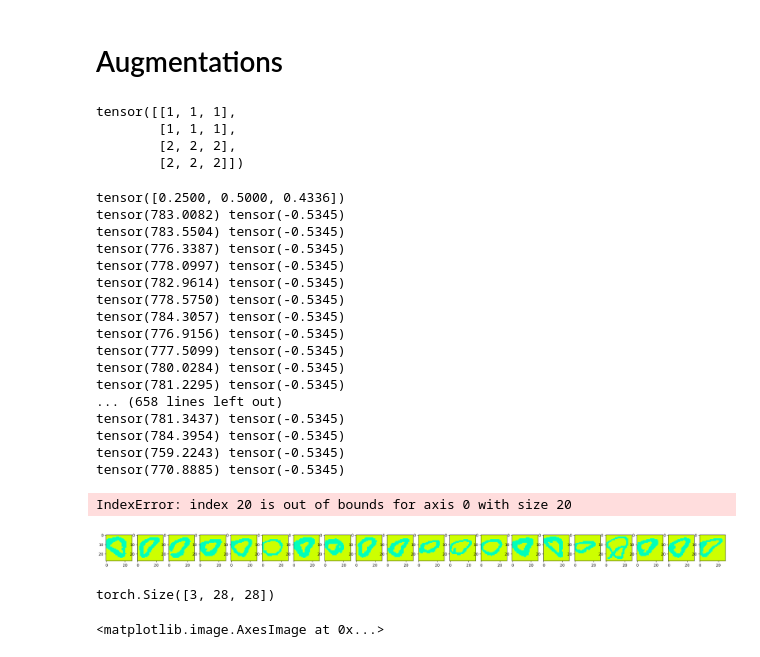
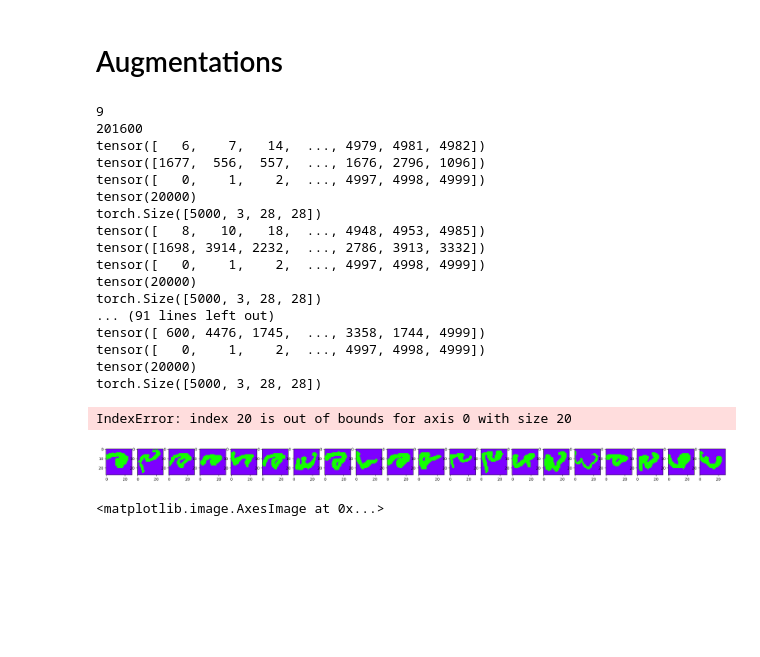
Before and after one commit to martinio1448/SCAFFOLD-PyTorch, a Jupyter notebook: src/read.ipynb, the cells around one changed output. Saved outputs shown, nothing was run; the diff lists cells and outputs as text; code cells hidden in the pictures; blank space fills up the shorter version.

```diff
--- a/src/read.ipynb
+++ b/src/read.ipynb
@@ -139,10 +141,3 @@ from utils.dataset import CIFARDataset, MNISTDataset
 
 pickle_path = "../data/emnist/pickles/0.pkl"
 t = load_pickle(pickle_path)
-# %%
-torch.tensor([[1,1,1],[2,2,2]]).repeat_interleave(2, dim=0)
-# %% [output]
-tensor([[1, 1, 1],
-        [1, 1, 1],
-        [2, 2, 2],
-        [2, 2, 2]])
@@ -165,51 +254,53 @@ exports:torch.Tensor = torch.load(f"/local/scratch/motterbe/save_runs/2023_08_10
 # %%
+device = "cuda:0"
+
 data_transforms = transforms.Compose([
-    CyclicTorchDeform(epoch= 19, cycle= 100, img_size=(28,28), stretch_intensity=0.35),
+    CyclicTorchDeform(epoch= 19, cycle= 120, img_size=(28,28), stretch_intensity=0.35, device=device),
     # transforms.Normalize(mean= 0, std=1),
-    CycleColor(epoch = 25, cycle= 100, tolerance=0.3),
+    CycleColor(epoch = 25, cycle= 80, tolerance=0.1, device=device),
     # transforms.Normalize(mean= 0, std=1),
     # transforms.ToTensor()
 ])
 
-aug_set = AugSet(t[0]["train"], data_transforms)
-aug_loader =  DataLoader(aug_set, 32, shuffle=True)
-i = iter(aug_loader)
-x,y = aug_set[0]
+train_data = [CudaDataset(_set["train"], device=device) for _set in t[1:]]
+print(len(train_data))
+aug_set = AugSet(DultiConcatDataset(train_data), data_transforms)
+samp = BatchSampler(RandomSampler(aug_set), 5000, drop_last=False)
+# aug_loader =  DataLoader(au
 
 fig, axs = plt.subplots(1,20, figsize=(30,10))
 
-for batch_num, (xs, ys) in enumerate(aug_loader):
+print(len(aug_set))
+for batch_num, idx in enumerate(samp):
+    xs,ys=aug_set[idx]
+    print(xs.shape)
     x=xs[5]
-    pic = x.permute(1, 2, 0).numpy()
+    pic = x.to("cpu").permute(1, 2, 0).numpy()
     normalized = (pic - np.min(pic))/np.ptp(pic)
 
     axs[batch_num].imshow(normalized, cmap="gray")
 
 # plt.imshow(x.transpose(1,2,0))
 # %% [output]
-tensor([0.2500, 0.5000, 0.4336])
-tensor(783.0082) tensor(-0.5345)
-tensor(783.5504) tensor(-0.5345)
-tensor(776.3387) tensor(-0.5345)
-tensor(778.0997) tensor(-0.5345)
-tensor(782.9614) tensor(-0.5345)
-tensor(778.5750) tensor(-0.5345)
-tensor(784.3057) tensor(-0.5345)
-tensor(776.9156) tensor(-0.5345)
-tensor(777.5099) tensor(-0.5345)
-tensor(780.0284) tensor(-0.5345)
-tensor(781.2295) tensor(-0.5345)
-... (658 lines left out)
-tensor(781.3437) tensor(-0.5345)
-tensor(784.3954) tensor(-0.5345)
-tensor(759.2243) tensor(-0.5345)
-tensor(770.8885) tensor(-0.5345)
+9
+201600
+tensor([   6,    7,   14,  ..., 4979, 4981, 4982])
+tensor([1677,  556,  557,  ..., 1676, 2796, 1096])
+tensor([   0,    1,    2,  ..., 4997, 4998, 4999])
+tensor(20000)
+torch.Size([5000, 3, 28, 28])
+tensor([   8,   10,   18,  ..., 4948, 4953, 4985])
+tensor([1698, 3914, 2232,  ..., 2786, 3913, 3332])
+tensor([   0,    1,    2,  ..., 4997, 4998, 4999])
+tensor(20000)
+torch.Size([5000, 3, 28, 28])
+... (91 lines left out)
+tensor([ 600, 4476, 1745,  ..., 3358, 1744, 4999])
+tensor([   0,    1,    2,  ..., 4997, 4998, 4999])
+tensor(20000)
+torch.Size([5000, 3, 28, 28])
 IndexError: index 20 is out of bounds for axis 0 with size 20
-[figure, old version]
+[figure, new version]
-# %%
-x.shape
-# %% [output]
-torch.Size([3, 28, 28])
 # %%
 import numpy as np
 import colorsys
```
Also changed, not shown: parts of 7 cells of this notebook.
